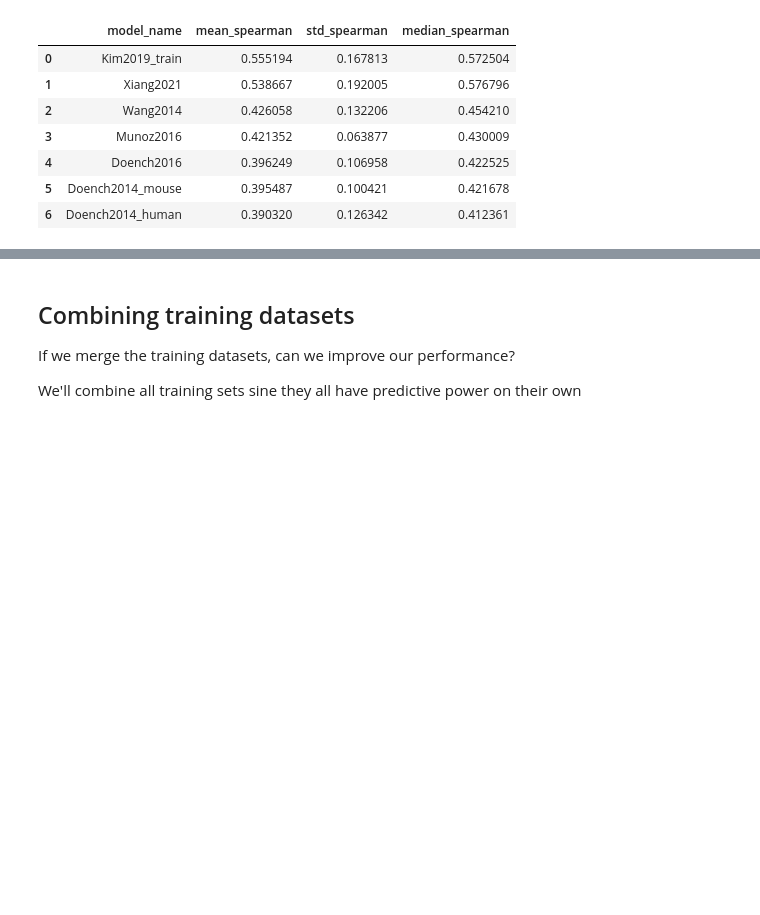
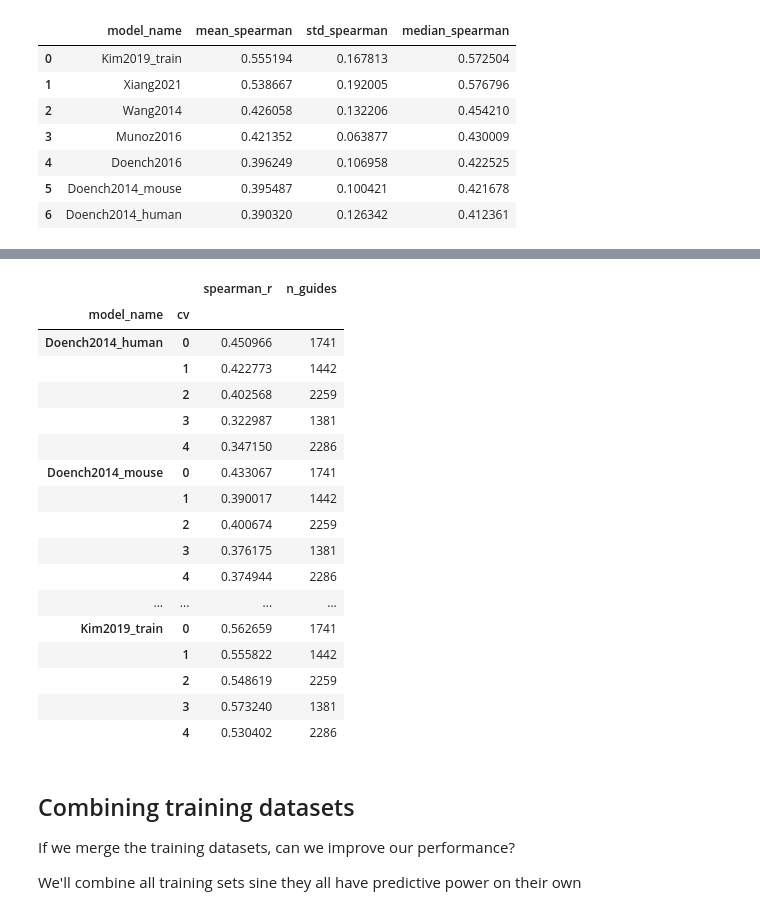
Before and after one commit to gpp-rnd/rs_dev, a Jupyter notebook: code/05_build_seq_model.ipynb, the cells around one changed output, grey strips where cells are left out. Cells and saved outputs as stored; diff of their text form; code cells hidden in the pictures; blank space fills up the shorter version.

```diff
--- a/code/05_build_seq_model.ipynb
+++ b/code/05_build_seq_model.ipynb
@@ -292,3 +318,24 @@ g
+# %%
+dataset_size_performance
+# %% [output]
+|  |  | spearman_r | n_guides |
+| model_name | cv |  |  |
+| Doench2014_human | 0 | 0.450966 | 1741 |
+|  | 1 | 0.422773 | 1442 |
+|  | 2 | 0.402568 | 2259 |
+|  | 3 | 0.322987 | 1381 |
+|  | 4 | 0.347150 | 2286 |
+| Doench2014_mouse | 0 | 0.433067 | 1741 |
+|  | 1 | 0.390017 | 1442 |
+|  | 2 | 0.400674 | 2259 |
+|  | 3 | 0.376175 | 1381 |
+|  | 4 | 0.374944 | 2286 |
+| ... | ... | ... | ... |
+| Kim2019_train | 0 | 0.562659 | 1741 |
+|  | 1 | 0.555822 | 1442 |
+|  | 2 | 0.548619 | 2259 |
+|  | 3 | 0.573240 | 1381 |
+|  | 4 | 0.530402 | 2286 |
 # %% [markdown]
 ## Combining training datasets
 
```
Also changed, not shown: parts of 21 cells of this notebook, 1 other file.
